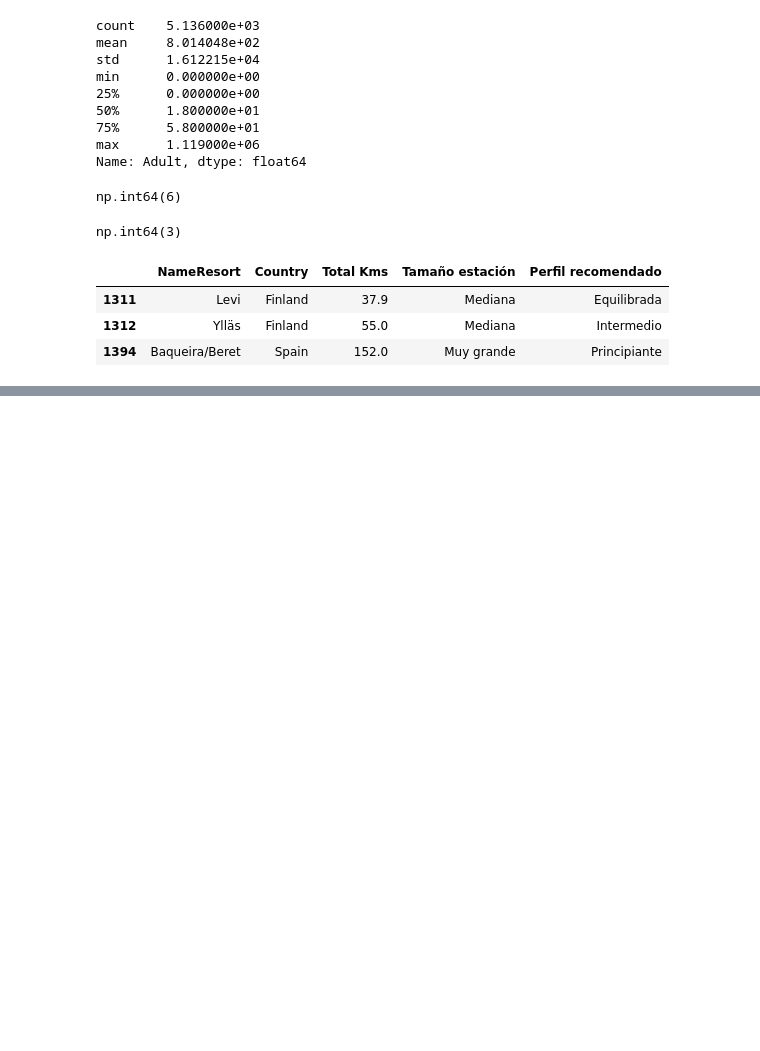
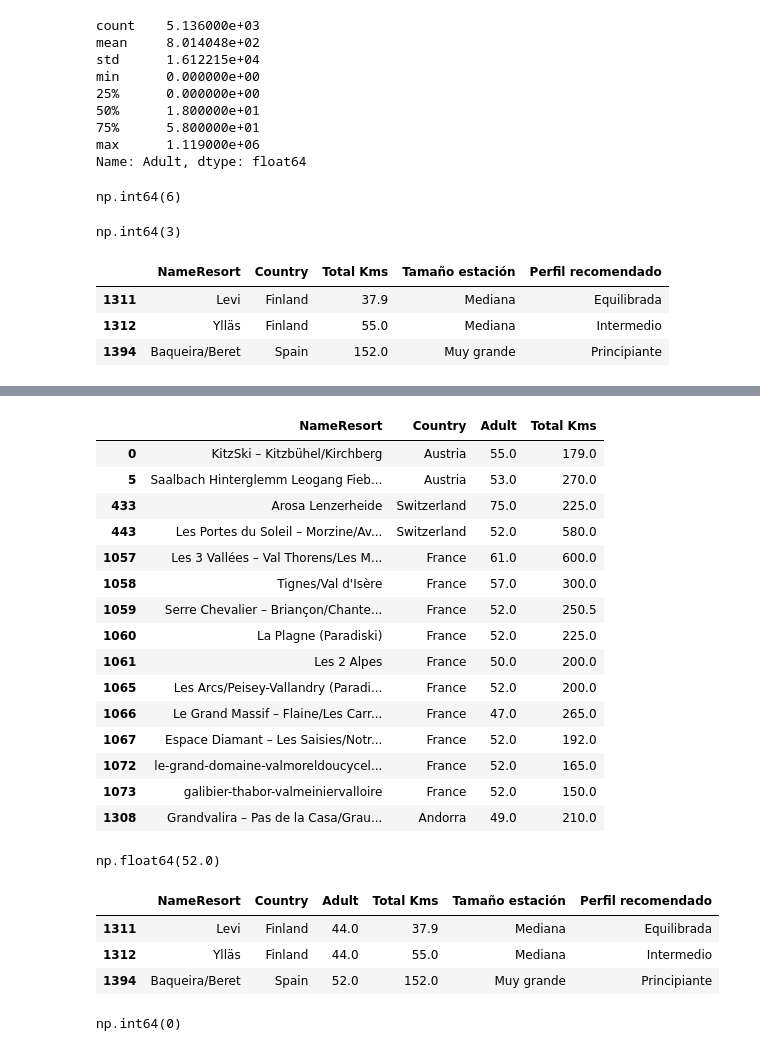
Before and after one commit to contactodiegovega/Ski-Resort-Analysis, a Jupyter notebook: notebooks/preprocesamiento.ipynb, the cells around one changed output, grey strips where cells are left out. Saved outputs shown, nothing was run; the diff lists cells and outputs as text; code cells hidden in the pictures; blank space fills up the shorter version.

```diff
--- a/notebooks/preprocesamiento.ipynb
+++ b/notebooks/preprocesamiento.ipynb
@@ -1322,0 +1359,33 @@ df[df["Adult"].isna()][
+# %%
+df[
+    (df["Tamaño estación"] == "Muy grande") &
+    (df["Perfil recomendado"] == "Principiante") &
+    (df["Adult"].notna())
+][["NameResort", "Country", "Adult", "Total Kms"]]
+# %% [output]
+|  | NameResort | Country | Adult | Total Kms |
+| 0 | KitzSki – Kitzbühel/Kirchberg | Austria | 55.0 | 179.0 |
+| 5 | Saalbach Hinterglemm Leogang Fieb... | Austria | 53.0 | 270.0 |
+| 433 | Arosa Lenzerheide | Switzerland | 75.0 | 225.0 |
+| 443 | Les Portes du Soleil – Morzine/Av... | Switzerland | 52.0 | 580.0 |
+| 1057 | Les 3 Vallées – Val Thorens/Les M... | France | 61.0 | 600.0 |
+| 1058 | Tignes/Val d'Isère | France | 57.0 | 300.0 |
+| 1059 | Serre Chevalier – Briançon/Chante... | France | 52.0 | 250.5 |
+| 1060 | La Plagne (Paradiski) | France | 52.0 | 225.0 |
+| 1061 | Les 2 Alpes | France | 50.0 | 200.0 |
+| 1065 | Les Arcs/Peisey-Vallandry (Paradi... | France | 52.0 | 200.0 |
+| 1066 | Le Grand Massif – Flaine/Les Carr... | France | 47.0 | 265.0 |
+| 1067 | Espace Diamant – Les Saisies/Notr... | France | 52.0 | 192.0 |
+| 1072 | le-grand-domaine-valmoreldoucycel... | France | 52.0 | 165.0 |
+| 1073 | galibier-thabor-valmeiniervalloire | France | 52.0 | 150.0 |
+| 1308 | Grandvalira – Pas de la Casa/Grau... | Andorra | 49.0 | 210.0 |
+# %%
+precio_baqueira = df[
+    (df["Tamaño estación"] == "Muy grande") &
+    (df["Perfil recomendado"] == "Principiante") &
+    (df["Adult"].notna())
+]["Adult"].median()
+
+precio_baqueira
+# %% [output]
+np.float64(52.0)
@@ -1322,0 +1396,13 @@ df[df["Adult"].isna()][
+# %%
+df[df["NameResort"].isin(["Levi", "Ylläs", "Baqueira/Beret"])][
+    ["NameResort", "Country", "Adult", "Total Kms", "Tamaño estación", "Perfil recomendado"]
+]
+# %% [output]
+|  | NameResort | Country | Adult | Total Kms | Tamaño estación | Perfil recomendado |
+| 1311 | Levi | Finland | 44.0 | 37.9 | Mediana | Equilibrada |
+| 1312 | Ylläs | Finland | 44.0 | 55.0 | Mediana | Intermedio |
+| 1394 | Baqueira/Beret | Spain | 52.0 | 152.0 | Muy grande | Principiante |
+# %%
+df["Adult"].isna().sum()
+# %% [output]
+np.int64(0)
```
Also changed, not shown: parts of 38 cells of this notebook.
